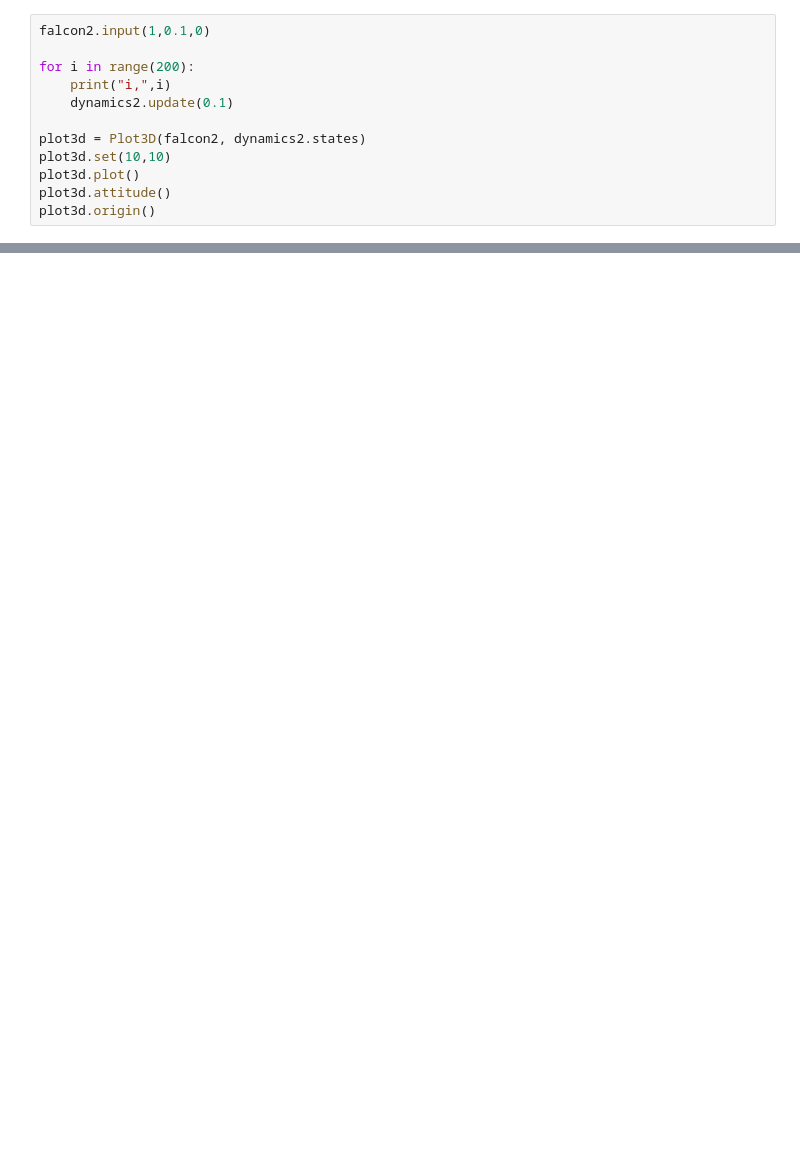
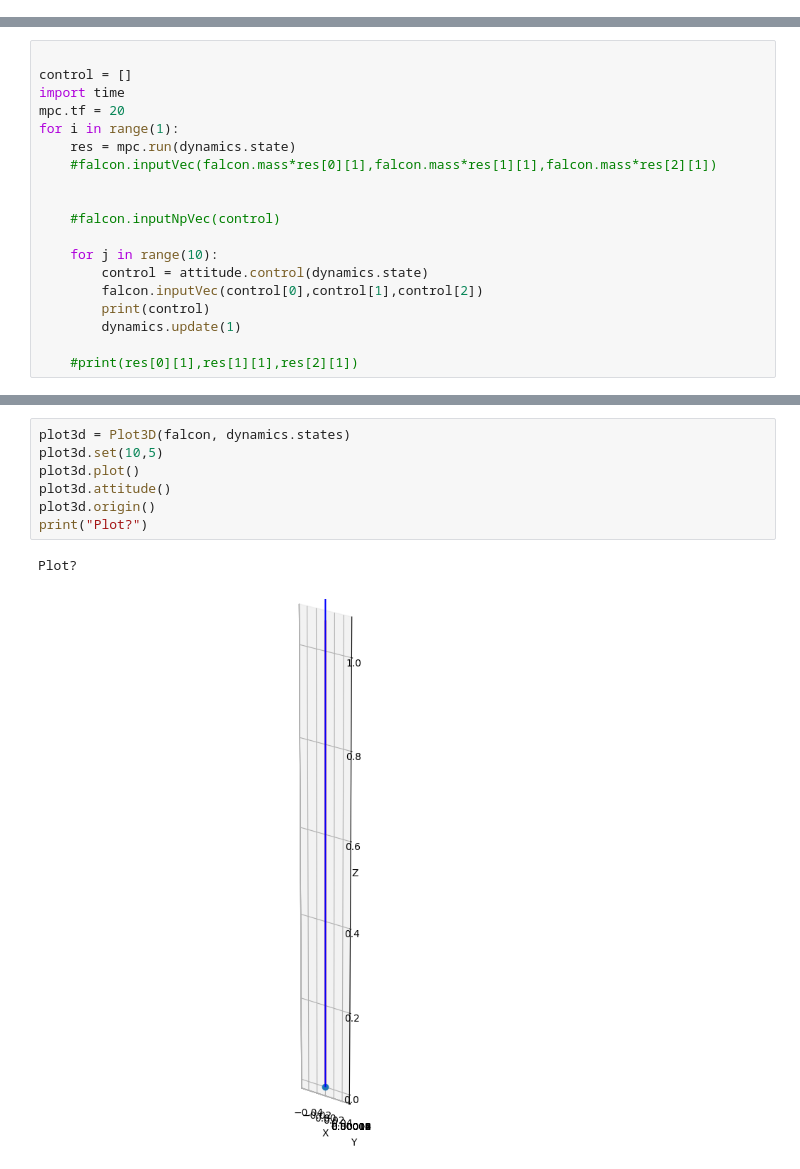
Before and after one commit to PatrissTV/rocketFramework, a Jupyter notebook: __main.ipynb, the cells around one changed output, grey strips where cells are left out. Drawn from its saved outputs; the diff is of its cells as text; blank space fills up the shorter version.

```diff
--- a/__main.ipynb
+++ b/__main.ipynb
@@ -82,12 +60,0 @@ dW [ 0.438  0.    -0.   ]
-# %%
-falcon2.input(1,0.1,0)
-
-for i in range(200):
-    print("i,",i)
-    dynamics2.update(0.1)
-
-plot3d = Plot3D(falcon2, dynamics2.states)
-plot3d.set(10,10)
-plot3d.plot()
-plot3d.attitude()
-plot3d.origin()
@@ -123,0 +131,19 @@ array([-53.695,   0.   ,  -0.   ,   7.142,   0.   , -10.676,   0.   ,
+# %%
+
+control = []
+import time
+mpc.tf = 20
+for i in range(1):
+    res = mpc.run(dynamics.state)
+    #falcon.inputVec(falcon.mass*res[0][1],falcon.mass*res[1][1],falcon.mass*res[2][1])
+
+
+    #falcon.inputNpVec(control)
+
+    for j in range(10):
+        control = attitude.control(dynamics.state)
+        falcon.inputVec(control[0],control[1],control[2])
+        print(control)
+        dynamics.update(1)
+
+    #print(res[0][1],res[1][1],res[2][1])
@@ -123,0 +168,10 @@ array([-53.695,   0.   ,  -0.   ,   7.142,   0.   , -10.676,   0.   ,
+# %%
+plot3d = Plot3D(falcon, dynamics.states)
+plot3d.set(10,5)
+plot3d.plot()
+plot3d.attitude()
+plot3d.origin()
+print("Plot?")
+# %% [output]
+Plot?
+[figure, added]
```
Also changed, not shown: parts of 16 cells of this notebook, 15 other files.
